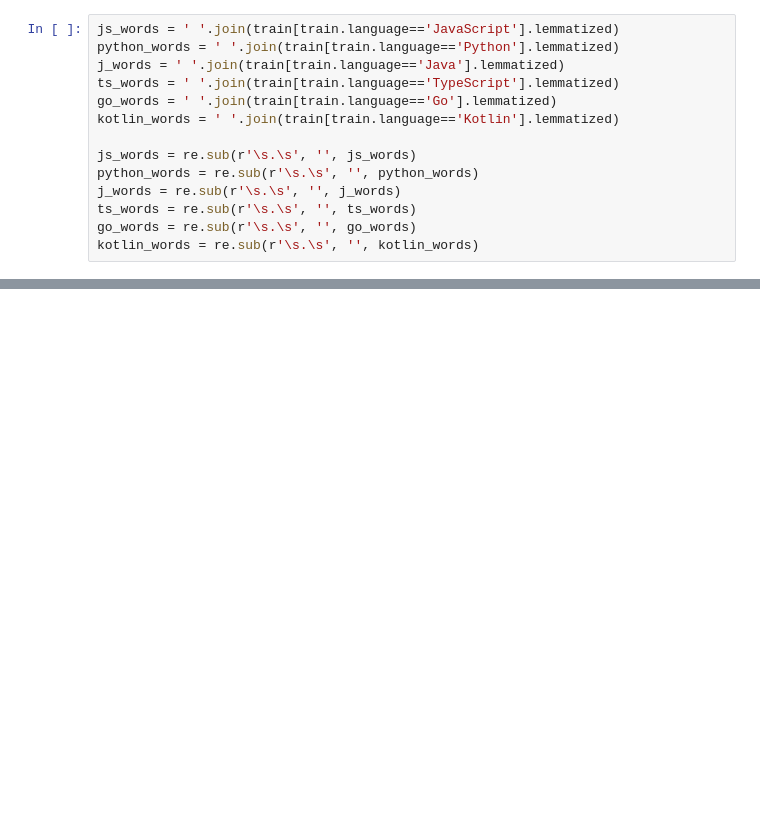
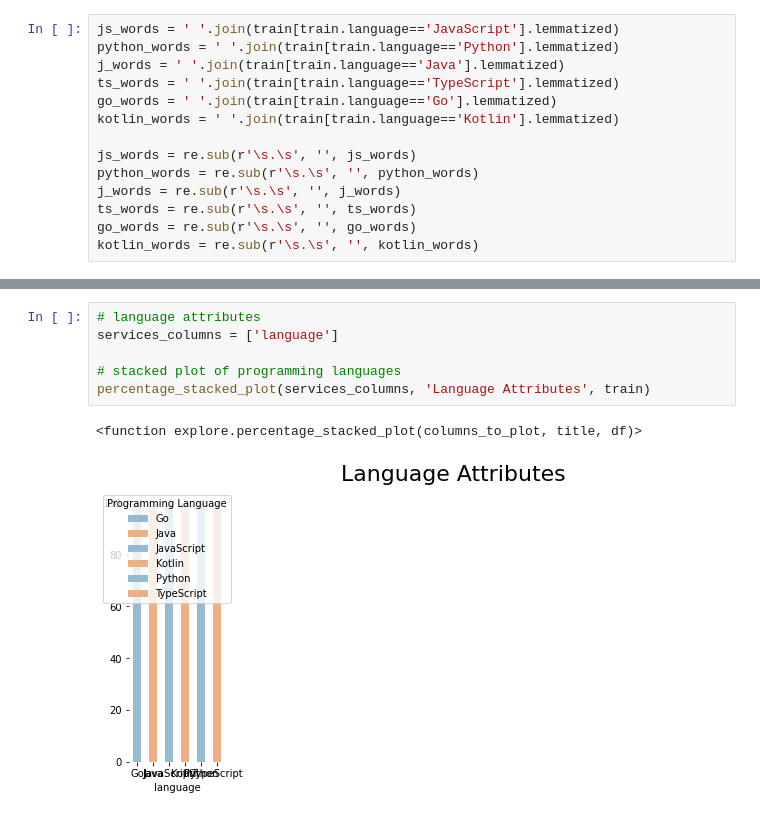
Before and after one commit to bert-jason-ray/nlp-group-project, a Jupyter notebook: ray_scratchbook.ipynb, the cells around one changed output, grey strips where cells are left out. Cells and saved outputs as stored; diff of their text form; blank space fills up the shorter version.

```diff
--- a/ray_scratchbook.ipynb
+++ b/ray_scratchbook.ipynb
@@ -207,0 +221,9 @@ Text(0.5, 1.0, 'Proportion of Languages for the 20 most common words in our text
+# %%
+# language attributes
+services_columns = ['language']
+
+# stacked plot of programming languages
+percentage_stacked_plot(services_columns, 'Language Attributes', train)
+# %% [output]
+<function explore.percentage_stacked_plot(columns_to_plot, title, df)>
+[figure, added]
```
Also changed, not shown: parts of 15 cells of this notebook.
